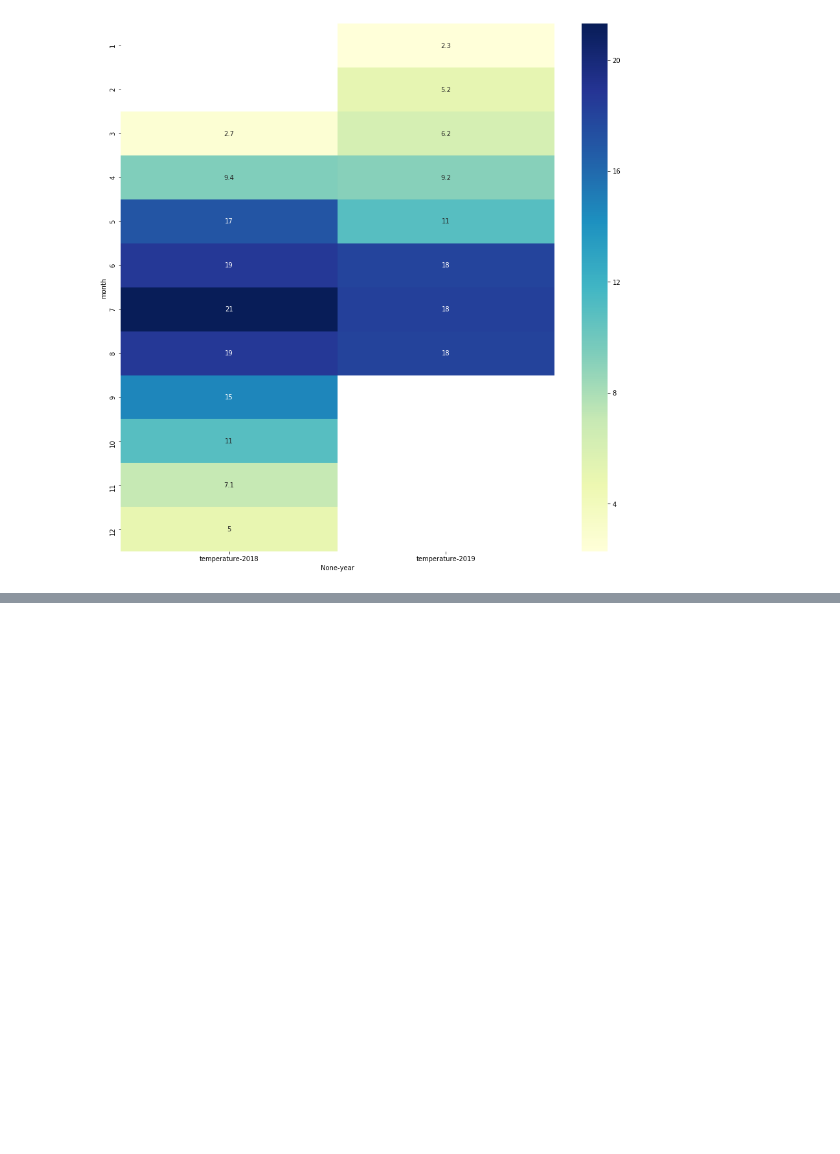
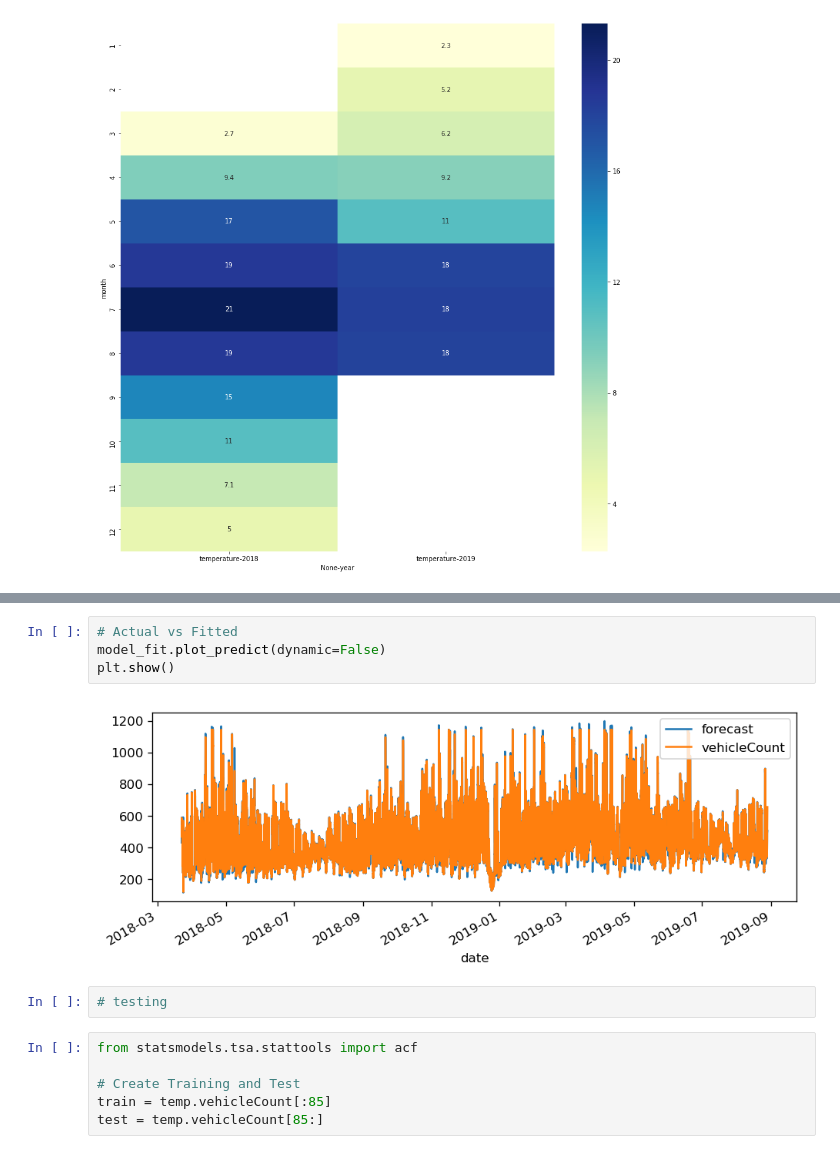
Before and after one commit to sjhangiani12/parking_prediction, a Jupyter notebook: notebooks/data_cleaning.ipynb, the cells around one changed output, grey strips where cells are left out. Cells and saved outputs as stored; diff of their text form; blank space fills up the shorter version.

```diff
--- a/notebooks/data_cleaning.ipynb
+++ b/notebooks/data_cleaning.ipynb
@@ -314,0 +434,14 @@ plt.show()
+# %%
+# Actual vs Fitted
+model_fit.plot_predict(dynamic=False)
+plt.show()
+# %% [output]
+[figure, added]
+# %%
+# testing
+# %%
+from statsmodels.tsa.stattools import acf
+
+# Create Training and Test
+train = temp.vehicleCount[:85]
+test = temp.vehicleCount[85:]
```
Also changed, not shown: parts of 21 cells of this notebook.
